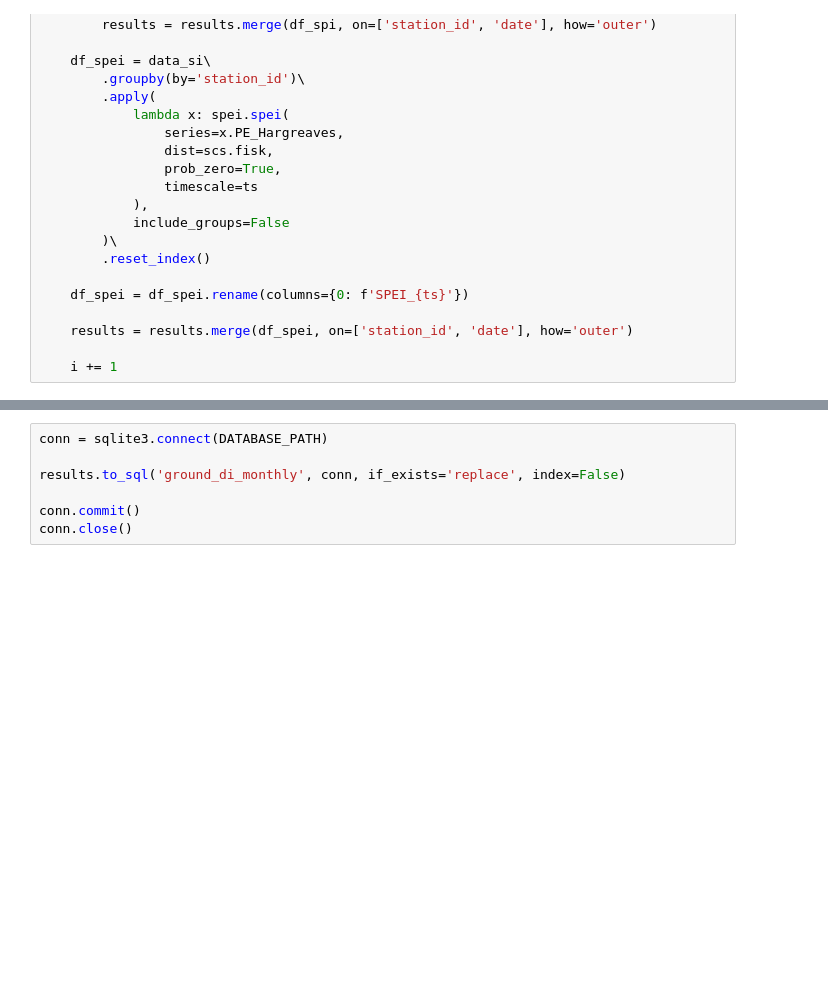
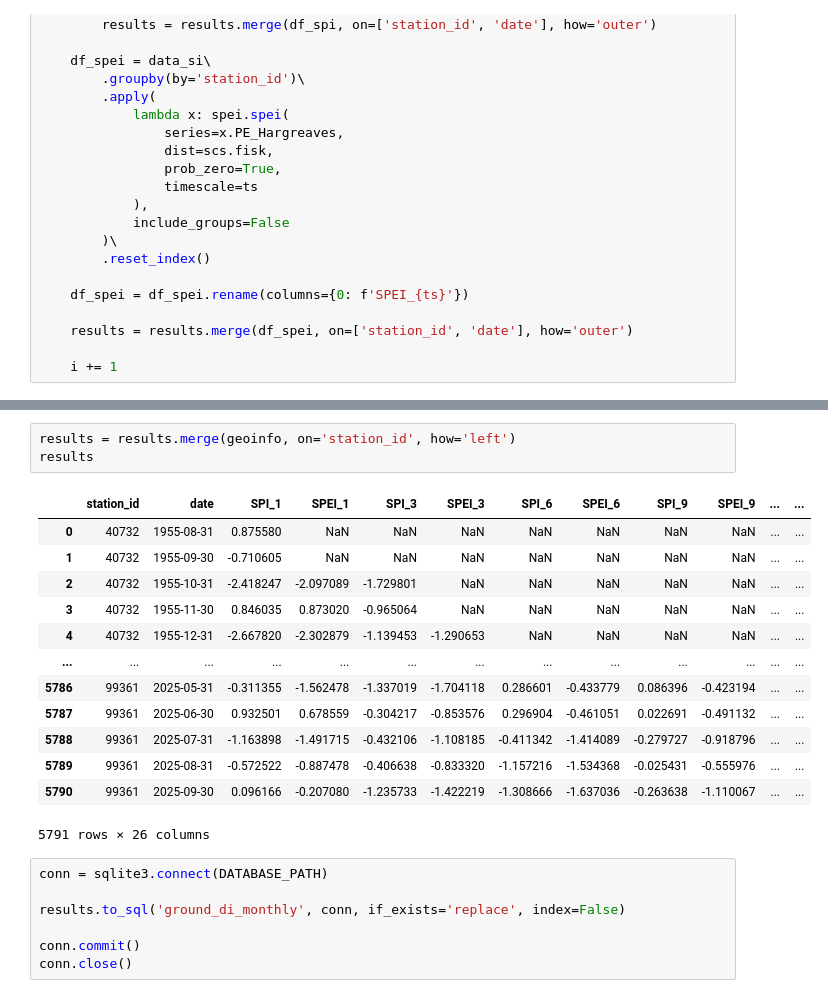
Before and after one commit to shirazipooya/DroughtMonitoringIran, a Jupyter notebook: app/notebook/02_Ground_SPI_SPEI.ipynb, the cells around one changed output, grey strips where cells are left out. Saved outputs shown, nothing was run; the diff lists cells and outputs as text; blank space fills up the shorter version.

```diff
--- a/app/notebook/02_Ground_SPI_SPEI.ipynb
+++ b/app/notebook/02_Ground_SPI_SPEI.ipynb
@@ -95,3 +130,20 @@ for ts in timescale:
+# %%
+results = results.merge(geoinfo, on='station_id', how='left')
+results
+# %% [output]
+|  | station_id | date | SPI_1 | SPEI_1 | SPI_3 | SPEI_3 | SPI_6 | SPEI_6 | SPI_9 | SPEI_9 | ... | ... |
+| 0 | 40732 | 1955-08-31 | 0.875580 | NaN | NaN | NaN | NaN | NaN | NaN | NaN | ... | ... |
+| 1 | 40732 | 1955-09-30 | -0.710605 | NaN | NaN | NaN | NaN | NaN | NaN | NaN | ... | ... |
+| 2 | 40732 | 1955-10-31 | -2.418247 | -2.097089 | -1.729801 | NaN | NaN | NaN | NaN | NaN | ... | ... |
+| 3 | 40732 | 1955-11-30 | 0.846035 | 0.873020 | -0.965064 | NaN | NaN | NaN | NaN | NaN | ... | ... |
+| 4 | 40732 | 1955-12-31 | -2.667820 | -2.302879 | -1.139453 | -1.290653 | NaN | NaN | NaN | NaN | ... | ... |
+| ... | ... | ... | ... | ... | ... | ... | ... | ... | ... | ... | ... | ... |
+| 5786 | 99361 | 2025-05-31 | -0.311355 | -1.562478 | -1.337019 | -1.704118 | 0.286601 | -0.433779 | 0.086396 | -0.423194 | ... | ... |
+| 5787 | 99361 | 2025-06-30 | 0.932501 | 0.678559 | -0.304217 | -0.853576 | 0.296904 | -0.461051 | 0.022691 | -0.491132 | ... | ... |
+| 5788 | 99361 | 2025-07-31 | -1.163898 | -1.491715 | -0.432106 | -1.108185 | -0.411342 | -1.414089 | -0.279727 | -0.918796 | ... | ... |
+| 5789 | 99361 | 2025-08-31 | -0.572522 | -0.887478 | -0.406638 | -0.833320 | -1.157216 | -1.534368 | -0.025431 | -0.555976 | ... | ... |
+| 5790 | 99361 | 2025-09-30 | 0.096166 | -0.207080 | -1.235733 | -1.422219 | -1.308666 | -1.637036 | -0.263638 | -1.110067 | ... | ... |
+5791 rows × 26 columns
 # %%
 conn = sqlite3.connect(DATABASE_PATH)
 
```
Also changed, not shown: parts of 3 cells of this notebook, 18 other files.
